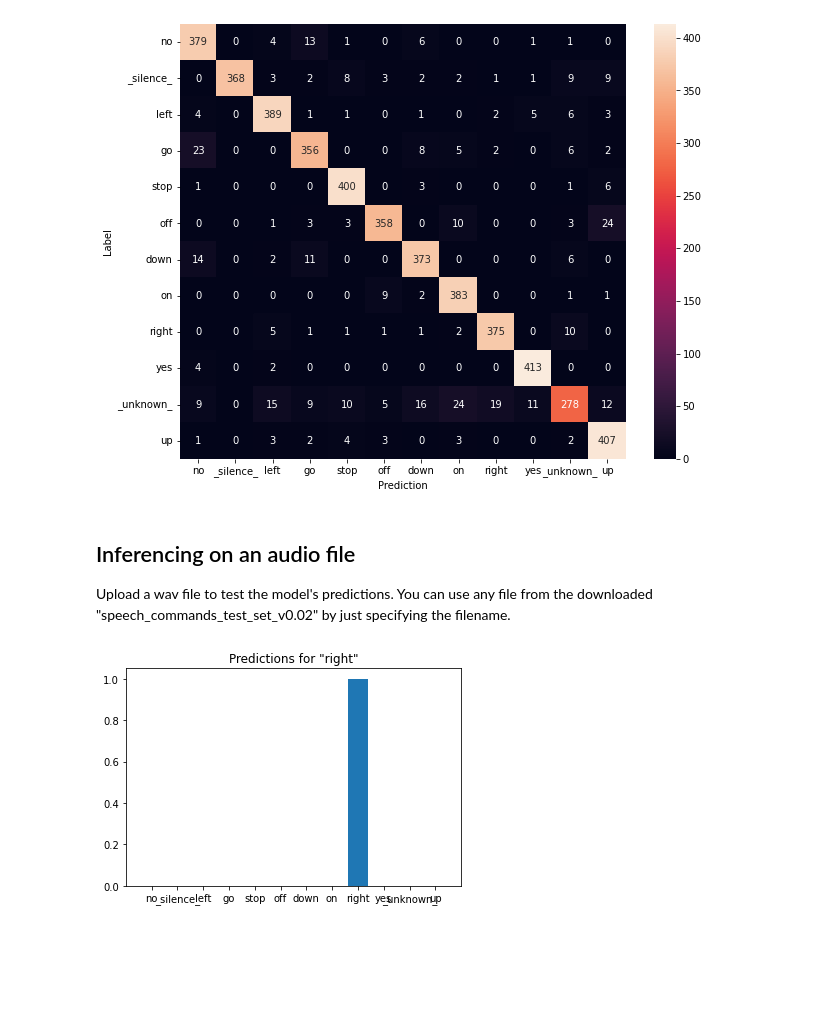
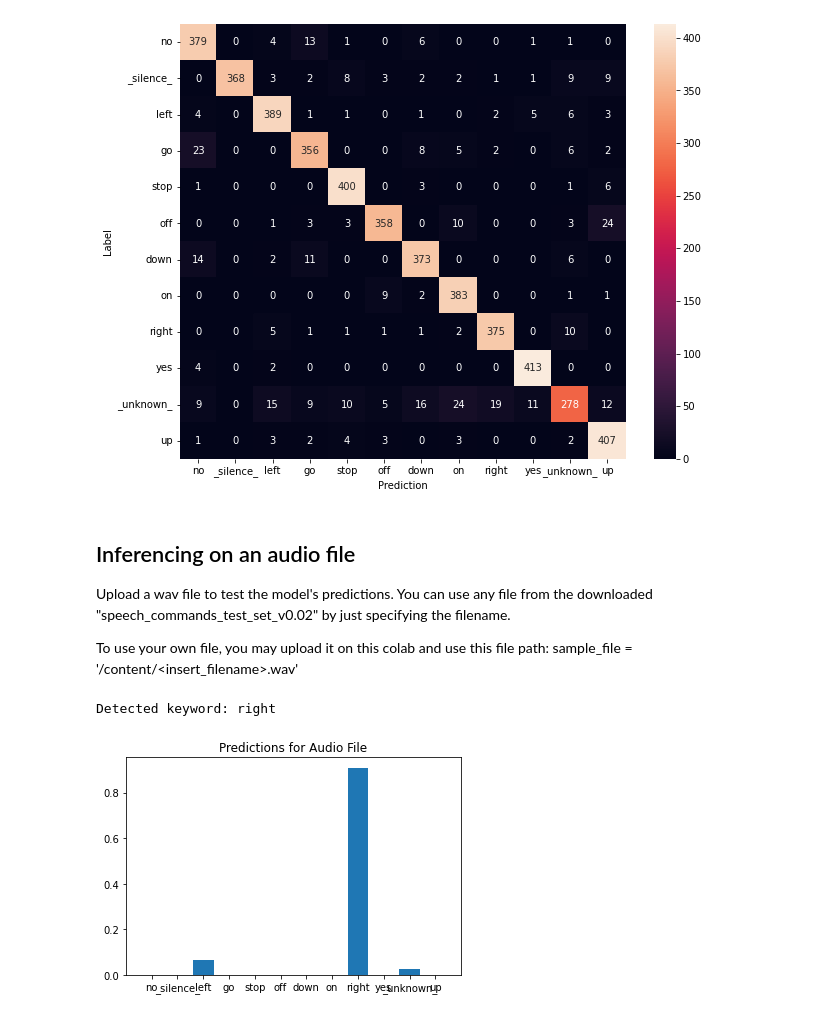
Before and after one commit to abbyDC/speech-recog-ml-task, a Jupyter notebook: kws_eval_inference.ipynb, the cells around one changed output. Saved outputs shown, nothing was run; the diff lists cells and outputs as text; code cells hidden in the pictures; blank space fills up the shorter version.

```diff
--- a/kws_eval_inference.ipynb
+++ b/kws_eval_inference.ipynb
@@ -310,18 +310,23 @@ plt.show()
 ## Inferencing on an audio file
 
 Upload a wav file to test the model's predictions. You can use any file from the downloaded "speech_commands_test_set_v0.02" by just specifying the filename.
+
+To use your own file, you may upload it on this colab and use this file path:
+sample_file = '/content/\<insert_filename\>.wav'
 # %%
 commands = np.array(['no', '_silence_','left','go','stop','off','down','on','right','yes',
  '_unknown_','up'])
 
-sample_file = test_data_dir/'right/18f8afd5_nohash_0.wav'
+sample_file = test_data_dir/'right/2d82a556_nohash_0.wav'
 
 sample_ds = preprocess_dataset([str(sample_file)])
 
 for spectrogram, label in sample_ds.batch(1):
   prediction = model(spectrogram)
   plt.bar(commands, tf.nn.softmax(prediction[0]))
-  plt.title(f'Predictions for "{commands[label[0]]}"')
+  plt.title('Predictions for Audio File')
+  print("Detected keyword:", commands[tf.argmax(tf.nn.softmax(prediction[0]))])
   plt.show()
 # %% [output]
+Detected keyword: right
-[figure, old version]
+[figure, new version]
```
